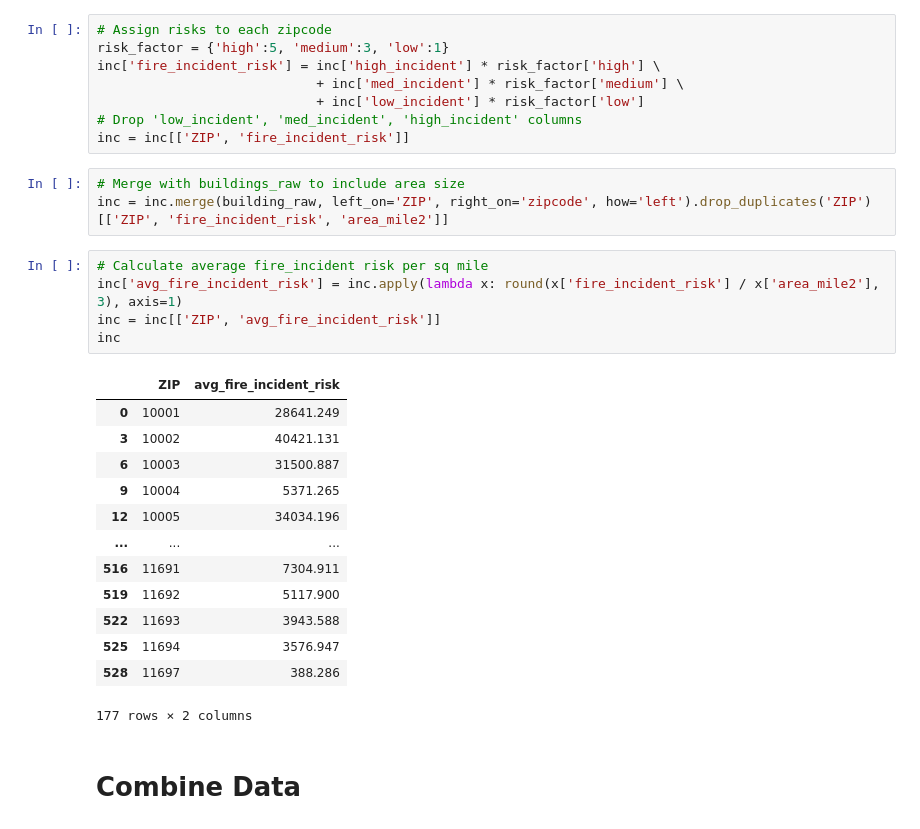
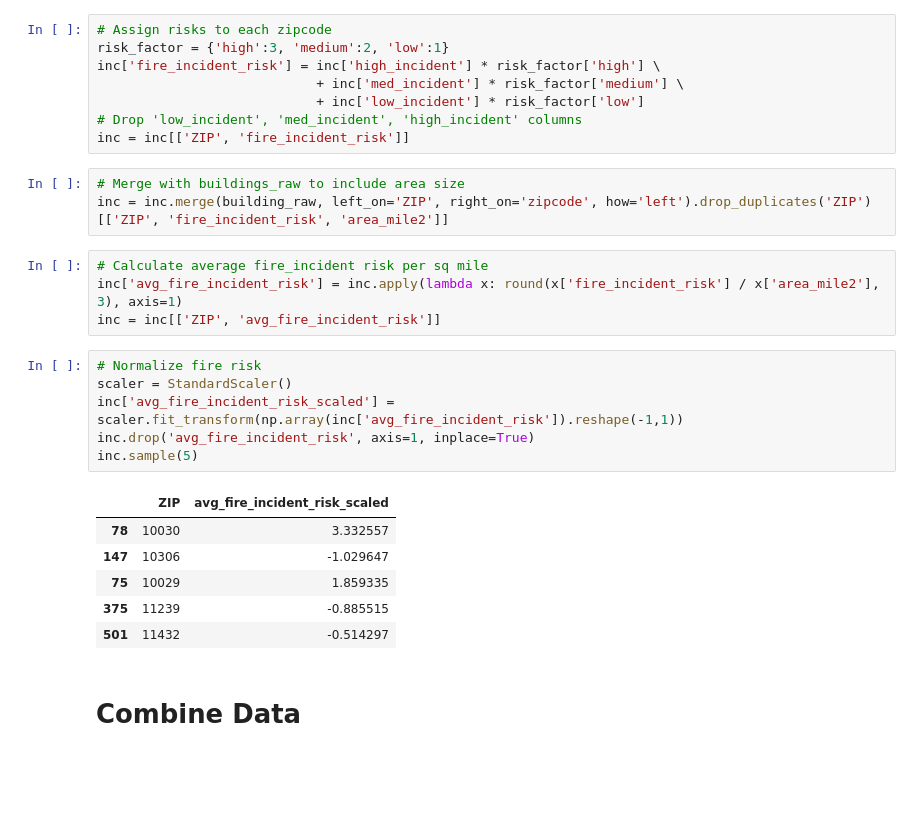
Before and after one commit to tyler-netek/fire-station-spatial-temporal-analysis-project, a Jupyter notebook: fire_incident_prediction.ipynb, the cells around one changed output. Drawn from its saved outputs; the diff is of its cells as text; blank space fills up the shorter version.

```diff
--- a/fire_incident_prediction.ipynb
+++ b/fire_incident_prediction.ipynb
@@ -94,7 +95,7 @@ inc['med_incident'] = inc['all_incident'] - inc['high_incident'] - inc['low_inci
 inc.drop('all_incident', inplace=True, axis=1)
 # %%
 # Assign risks to each zipcode
-risk_factor = {'high':5, 'medium':3, 'low':1}
+risk_factor = {'high':3, 'medium':2, 'low':1}
 inc['fire_incident_risk'] = inc['high_incident'] * risk_factor['high'] \
                             + inc['med_incident'] * risk_factor['medium'] \
                             + inc['low_incident'] * risk_factor['low']
@@ -107,21 +108,19 @@ inc = inc.merge(building_raw, left_on='ZIP', right_on='zipcode', how='left').dro
 # Calculate average fire_incident risk per sq mile
 inc['avg_fire_incident_risk'] = inc.apply(lambda x: round(x['fire_incident_risk'] / x['area_mile2'], 3), axis=1)
 inc = inc[['ZIP', 'avg_fire_incident_risk']]
-inc
-# %% [output]
-|  | ZIP | avg_fire_incident_risk |
-| 0 | 10001 | 28641.249 |
-| 3 | 10002 | 40421.131 |
-| 6 | 10003 | 31500.887 |
-| 9 | 10004 | 5371.265 |
-| 12 | 10005 | 34034.196 |
-| ... | ... | ... |
-| 516 | 11691 | 7304.911 |
-| 519 | 11692 | 5117.900 |
-| 522 | 11693 | 3943.588 |
-| 525 | 11694 | 3576.947 |
-| 528 | 11697 | 388.286 |
-177 rows × 2 columns
+# %%
+# Normalize fire risk
+scaler = StandardScaler()
+inc['avg_fire_incident_risk_scaled'] = scaler.fit_transform(np.array(inc['avg_fire_incident_risk']).reshape(-1,1))
+inc.drop('avg_fire_incident_risk', axis=1, inplace=True)
+inc.sample(5)
+# %% [output]
+|  | ZIP | avg_fire_incident_risk_scaled |
+| 78 | 10030 | 3.332557 |
+| 147 | 10306 | -1.029647 |
+| 75 | 10029 | 1.859335 |
+| 375 | 11239 | -0.885515 |
+| 501 | 11432 | -0.514297 |
 # %% [markdown]
 # Combine Data
 # %%
```
Also changed, not shown: parts of 16 cells of this notebook.
